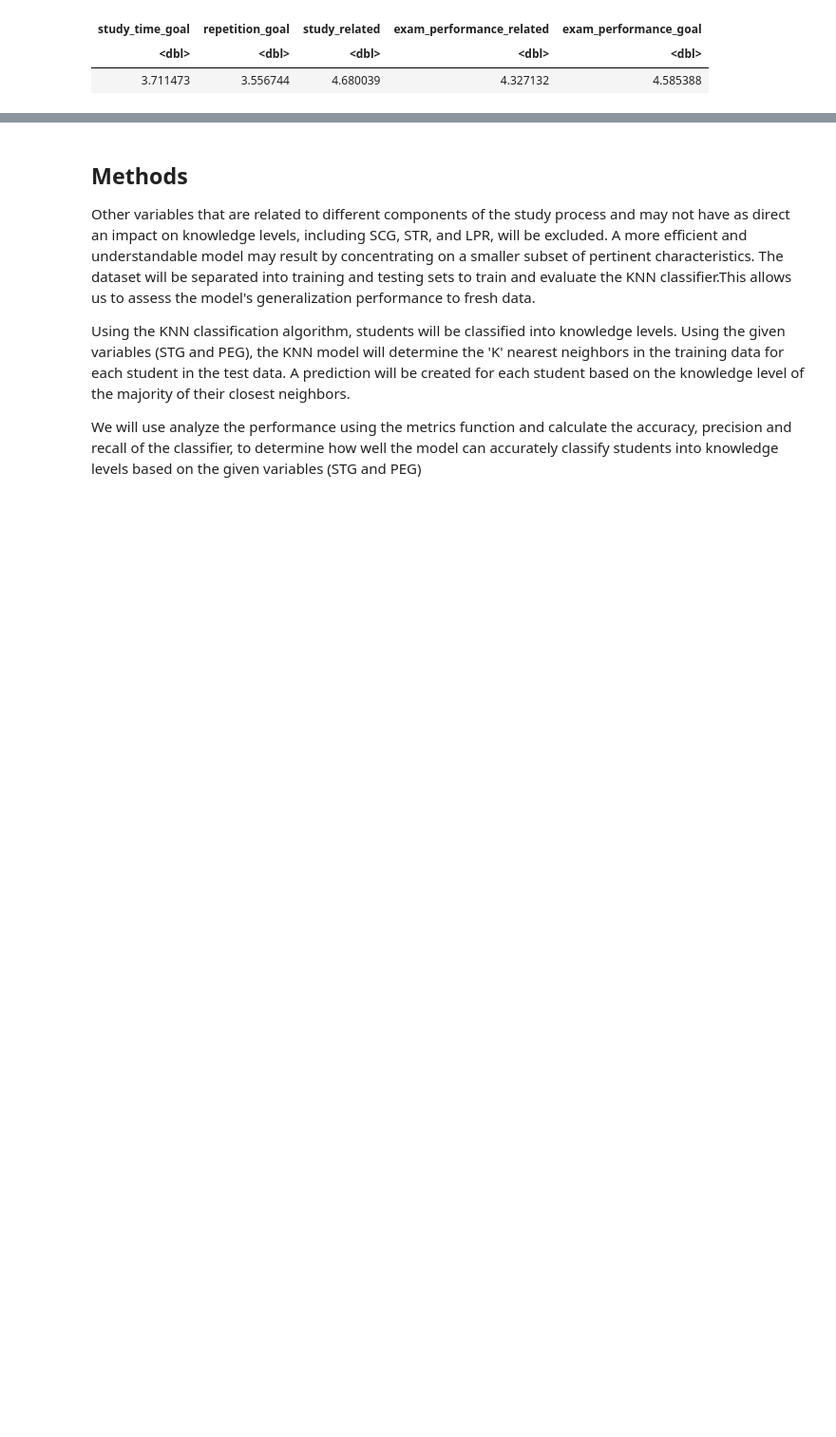
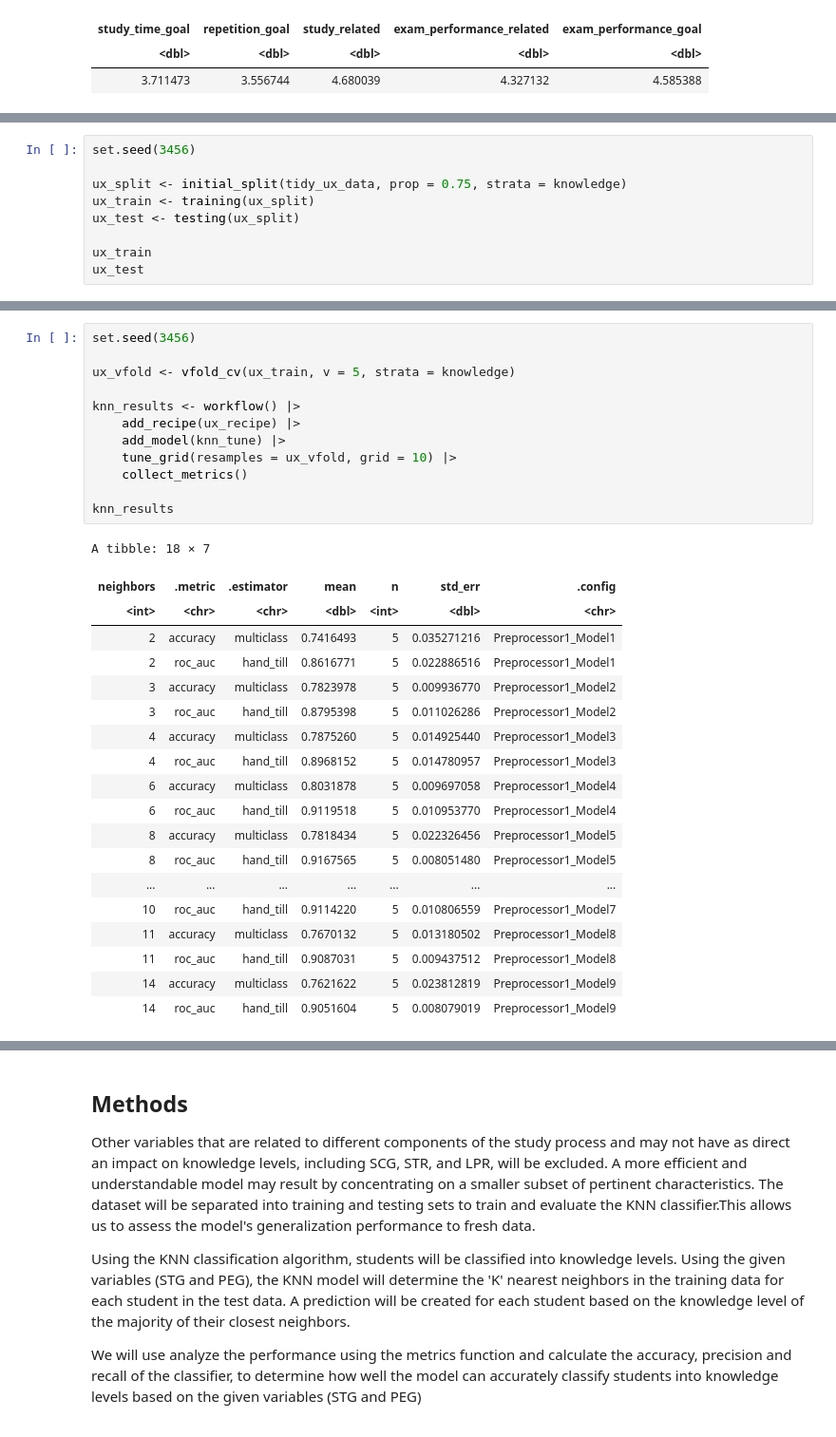
Before and after one commit to naomi-ng/DSCI100group_project, a Jupyter notebook: group_proposal.ipynb, the cells around one changed output, grey strips where cells are left out. Shown at 95% size. Cells and saved outputs as stored; diff of their text form; blank space fills up the shorter version.

```diff
--- a/group_proposal.ipynb
+++ b/group_proposal.ipynb
@@ -97,0 +107,9 @@ ux_plot
+# %%
+set.seed(3456)
+
+ux_split <- initial_split(tidy_ux_data, prop = 0.75, strata = knowledge)
+ux_train <- training(ux_split)
+ux_test <- testing(ux_split)
+
+ux_train
+ux_test
@@ -97,0 +212,32 @@ ux_plot
+# %%
+set.seed(3456)
+
+ux_vfold <- vfold_cv(ux_train, v = 5, strata = knowledge)
+
+knn_results <- workflow() |>
+    add_recipe(ux_recipe) |>
+    add_model(knn_tune) |>
+    tune_grid(resamples = ux_vfold, grid = 10) |>
+    collect_metrics()
+
+knn_results
+# %% [output]
+A tibble: 18 × 7
+| neighbors | .metric | .estimator | mean | n | std_err | .config |
+| <int> | <chr> | <chr> | <dbl> | <int> | <dbl> | <chr> |
+| 2 | accuracy | multiclass | 0.7416493 | 5 | 0.035271216 | Preprocessor1_Model1 |
+| 2 | roc_auc | hand_till | 0.8616771 | 5 | 0.022886516 | Preprocessor1_Model1 |
+| 3 | accuracy | multiclass | 0.7823978 | 5 | 0.009936770 | Preprocessor1_Model2 |
+| 3 | roc_auc | hand_till | 0.8795398 | 5 | 0.011026286 | Preprocessor1_Model2 |
+| 4 | accuracy | multiclass | 0.7875260 | 5 | 0.014925440 | Preprocessor1_Model3 |
+| 4 | roc_auc | hand_till | 0.8968152 | 5 | 0.014780957 | Preprocessor1_Model3 |
+| 6 | accuracy | multiclass | 0.8031878 | 5 | 0.009697058 | Preprocessor1_Model4 |
+| 6 | roc_auc | hand_till | 0.9119518 | 5 | 0.010953770 | Preprocessor1_Model4 |
+| 8 | accuracy | multiclass | 0.7818434 | 5 | 0.022326456 | Preprocessor1_Model5 |
+| 8 | roc_auc | hand_till | 0.9167565 | 5 | 0.008051480 | Preprocessor1_Model5 |
+| ... | ... | ... | ... | ... | ... | ... |
+| 10 | roc_auc | hand_till | 0.9114220 | 5 | 0.010806559 | Preprocessor1_Model7 |
+| 11 | accuracy | multiclass | 0.7670132 | 5 | 0.013180502 | Preprocessor1_Model8 |
+| 11 | roc_auc | hand_till | 0.9087031 | 5 | 0.009437512 | Preprocessor1_Model8 |
+| 14 | accuracy | multiclass | 0.7621622 | 5 | 0.023812819 | Preprocessor1_Model9 |
+| 14 | roc_auc | hand_till | 0.9051604 | 5 | 0.008079019 | Preprocessor1_Model9 |
```
Also changed, not shown: parts of 13 cells of this notebook.
